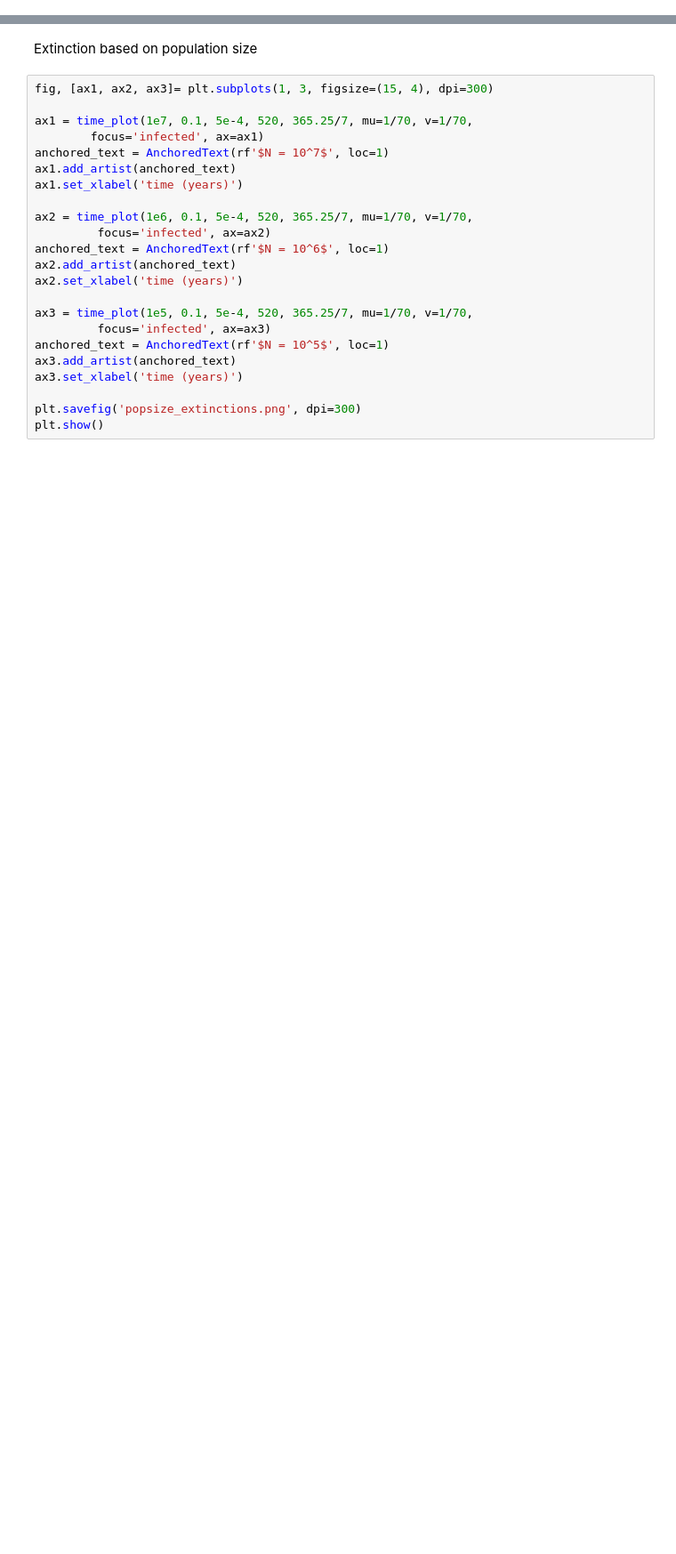
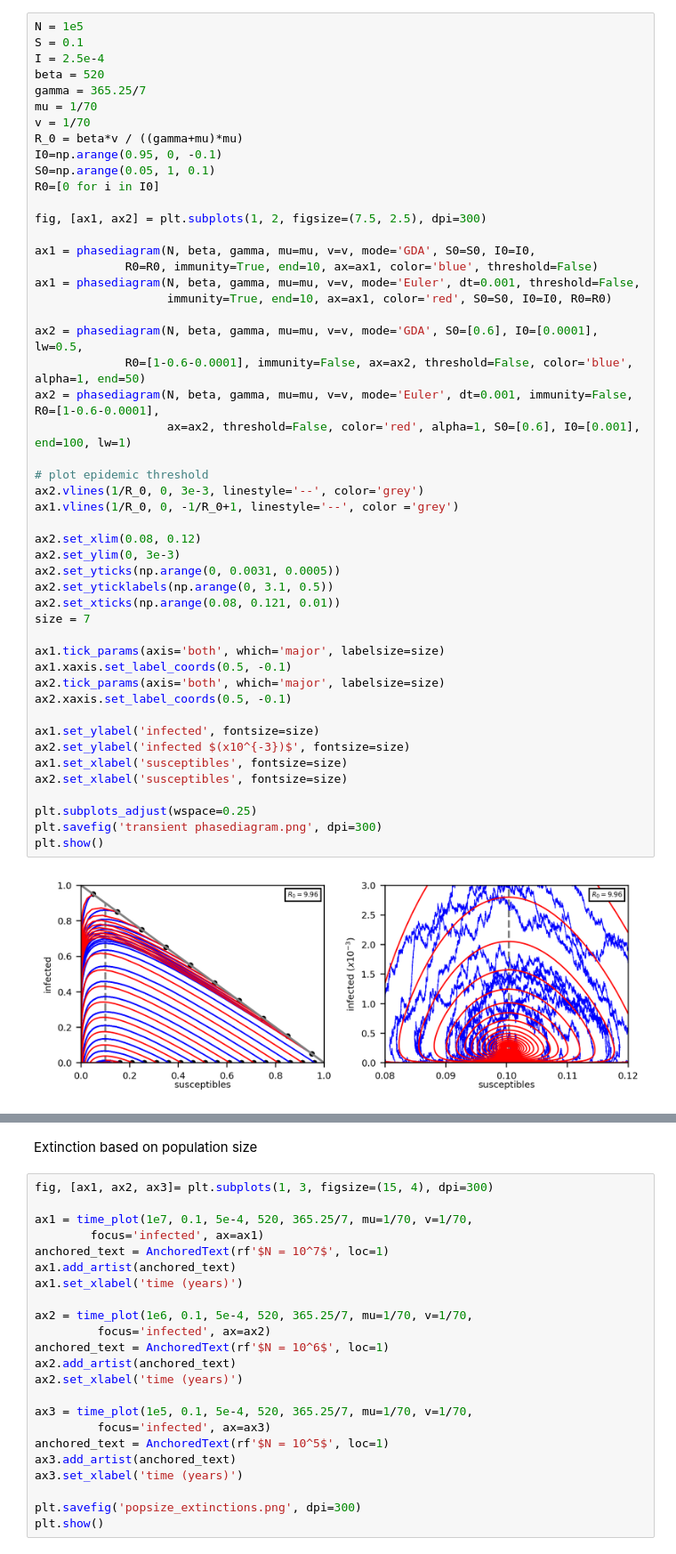
Before and after one commit to GVaessen/intro-CLS-assignment2, a Jupyter notebook: assignment2_Q1.ipynb, the cells around one changed output, grey strips where cells are left out. Shown at 89% size. Drawn from its saved outputs; the diff is of its cells as text; blank space fills up the shorter version.

Commit message:
Nieuw transients figuur

```diff
--- a/assignment2_Q1.ipynb
+++ b/assignment2_Q1.ipynb
@@ -162,0 +315,51 @@ plt.show()
+# %%
+N = 1e5
+S = 0.1
+I = 2.5e-4
+beta = 520
+gamma = 365.25/7
+mu = 1/70
+v = 1/70
+R_0 = beta*v / ((gamma+mu)*mu)
+I0=np.arange(0.95, 0, -0.1)
+S0=np.arange(0.05, 1, 0.1)
+R0=[0 for i in I0]
+
+fig, [ax1, ax2] = plt.subplots(1, 2, figsize=(7.5, 2.5), dpi=300)
+
+ax1 = phasediagram(N, beta, gamma, mu=mu, v=v, mode='GDA', S0=S0, I0=I0,
+             R0=R0, immunity=True, end=10, ax=ax1, color='blue', threshold=False)
+ax1 = phasediagram(N, beta, gamma, mu=mu, v=v, mode='Euler', dt=0.001, threshold=False,
+                   immunity=True, end=10, ax=ax1, color='red', S0=S0, I0=I0, R0=R0)
+
+ax2 = phasediagram(N, beta, gamma, mu=mu, v=v, mode='GDA', S0=[0.6], I0=[0.0001], lw=0.5,
+             R0=[1-0.6-0.0001], immunity=False, ax=ax2, threshold=False, color='blue', alpha=1, end=50)
+ax2 = phasediagram(N, beta, gamma, mu=mu, v=v, mode='Euler', dt=0.001, immunity=False, R0=[1-0.6-0.0001],
+                   ax=ax2, threshold=False, color='red', alpha=1, S0=[0.6], I0=[0.001], end=100, lw=1)
+
+# plot epidemic threshold
+ax2.vlines(1/R_0, 0, 3e-3, linestyle='--', color='grey')
+ax1.vlines(1/R_0, 0, -1/R_0+1, linestyle='--', color ='grey')
+
+ax2.set_xlim(0.08, 0.12)
+ax2.set_ylim(0, 3e-3)
+ax2.set_yticks(np.arange(0, 0.0031, 0.0005))
+ax2.set_yticklabels(np.arange(0, 3.1, 0.5))
+ax2.set_xticks(np.arange(0.08, 0.121, 0.01))
+size = 7
+
+ax1.tick_params(axis='both', which='major', labelsize=size)
+ax1.xaxis.set_label_coords(0.5, -0.1)
+ax2.tick_params(axis='both', which='major', labelsize=size)
+ax2.xaxis.set_label_coords(0.5, -0.1)
+
+ax1.set_ylabel('infected', fontsize=size)
+ax2.set_ylabel('infected $(x10^{-3})$', fontsize=size)
+ax1.set_xlabel('susceptibles', fontsize=size)
+ax2.set_xlabel('susceptibles', fontsize=size)
+
+plt.subplots_adjust(wspace=0.25)
+plt.savefig('transient phasediagram.png', dpi=300)
+plt.show()
+# %% [output]
+[figure, added]
```
Also changed, not shown: parts of 24 cells of this notebook.
